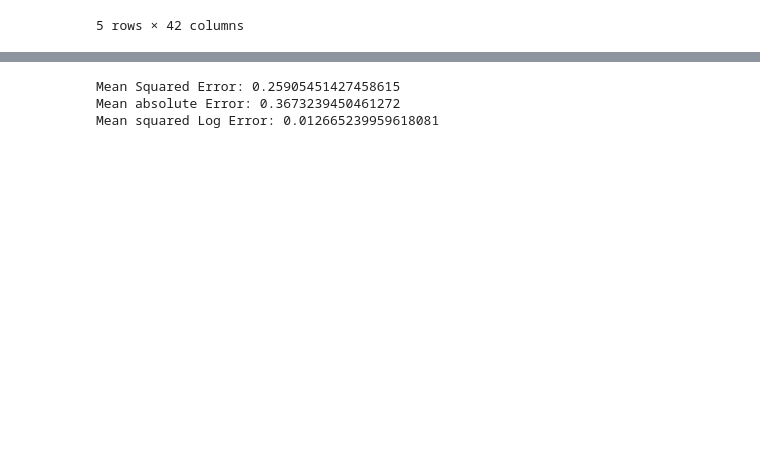
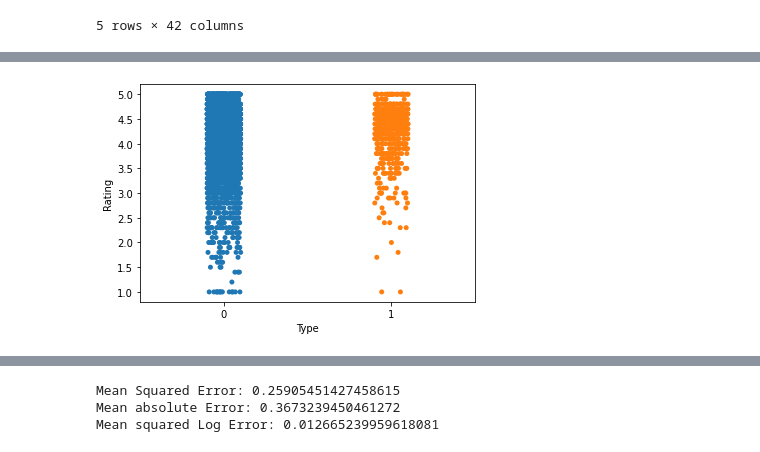
Before and after one commit to Sharat005/GooglePlaystoreAnalysis, a Jupyter notebook: PlaystoreAnalysis.ipynb, the cells around one changed output, grey strips where cells are left out. Drawn from its saved outputs; the diff is of its cells as text; code cells hidden in the pictures; blank space fills up the shorter version.

```diff
--- a/PlaystoreAnalysis.ipynb
+++ b/PlaystoreAnalysis.ipynb
@@ -305,3 +350,9 @@ new_data.head()
+# %%
+#Distribution of rating in free and paid apps :
+
+ax = sns.stripplot(x = 'Type', y = 'Rating', data = data)
+# %% [output]
+[figure, added]
 # %%
 # Running linear regression on dummy variables
 X = new_data.drop(labels = ['App','Category_n','Rating','Genres'],axis = 1)
```
Also changed, not shown: parts of 23 cells of this notebook.
